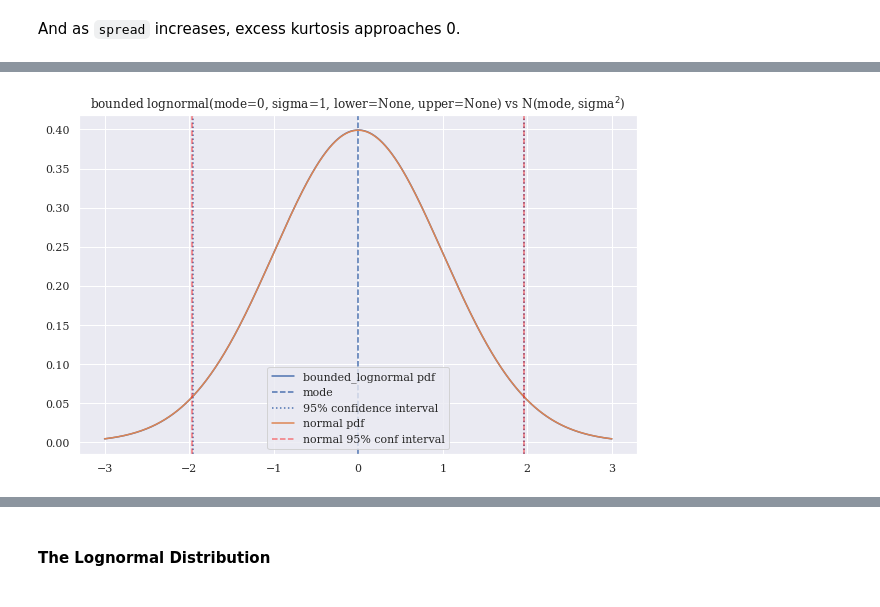
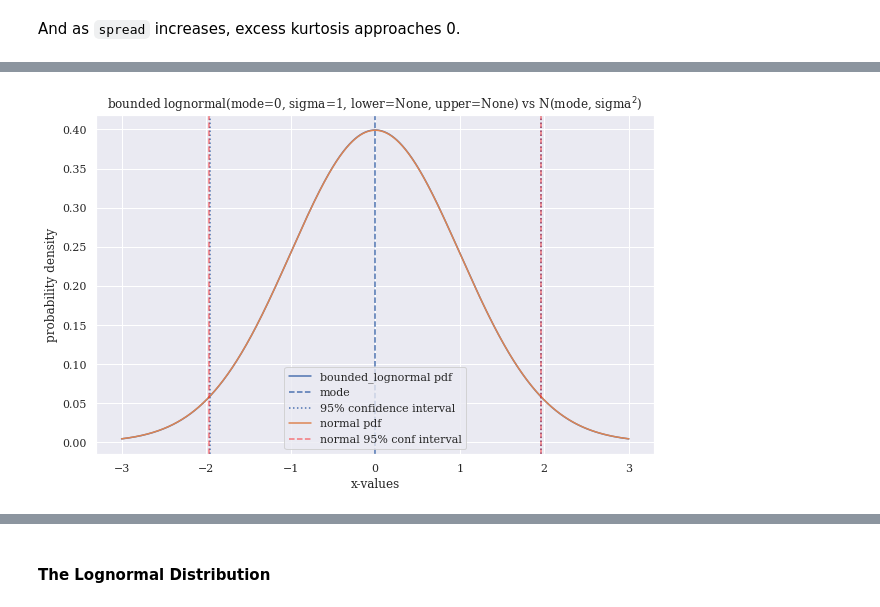
Before and after one commit to tedteske/bounded_lognorm, a Jupyter notebook: bounded_lognorm.ipynb, the cells around one changed output, grey strips where cells are left out. Saved outputs shown, nothing was run; the diff lists cells and outputs as text; code cells hidden in the pictures.

```diff
--- a/bounded_lognorm.ipynb
+++ b/bounded_lognorm.ipynb
@@ -1625,35 +1693,37 @@ def compare_to_N(mode, sigma, lower, upper):
             ', lower=' + str(lower) +
             ', upper=' + str(upper) +
             ') vs N(mode, sigma' + r'$^2$' + ')')
+    plt.xlabel("x-values")
+    plt.ylabel("probability density")
     plt.title(title)
     plt.legend()
     plt.show()
 
 def compare_quantiles_to_N(mode, sigma, lower, upper):
     sample = bounded_lognorm.rvs(mode, sigma, lower, upper, size=1000)
-    a=probplot(sample, dist='norm', sparams=[mode, sigma], plot=None)[0]
+    a = probplot(sample, dist='norm', sparams=[mode, sigma], plot=None)[0]
     sns.scatterplot(a[0], a[1])
     a_flat = np.asarray(a).flatten()
     extent = np.min(a_flat), np.max(a_flat)
     plt.plot(extent, extent, linewidth=2, alpha=0.3, linestyle='dashed', c='k',
             label="x=y line")
 
     plt.xlabel("theoretical quantiles")
     plt.ylabel("sample quantiles")
     title = ('probability plot for bounded lognormal(mode=' + str(mode) +
             ', sigma=' + str(sigma) +
             ', lower=' + str(lower) +
             ', upper=' + str(upper) + ')')
 
     plt.title(title)
     plt.legend()
     plt.show()
 
 mode, sigma = 0, 1
 lower, upper = None, None
 compare_to_N(mode, sigma, lower, upper)
 # %% [output]
-[figure, old version]
+[figure, new version]
 # %%
 compare_quantiles_to_N(mode, sigma, lower, upper)
 # %% [output]
```
Also changed, not shown: parts of 41 cells of this notebook.
